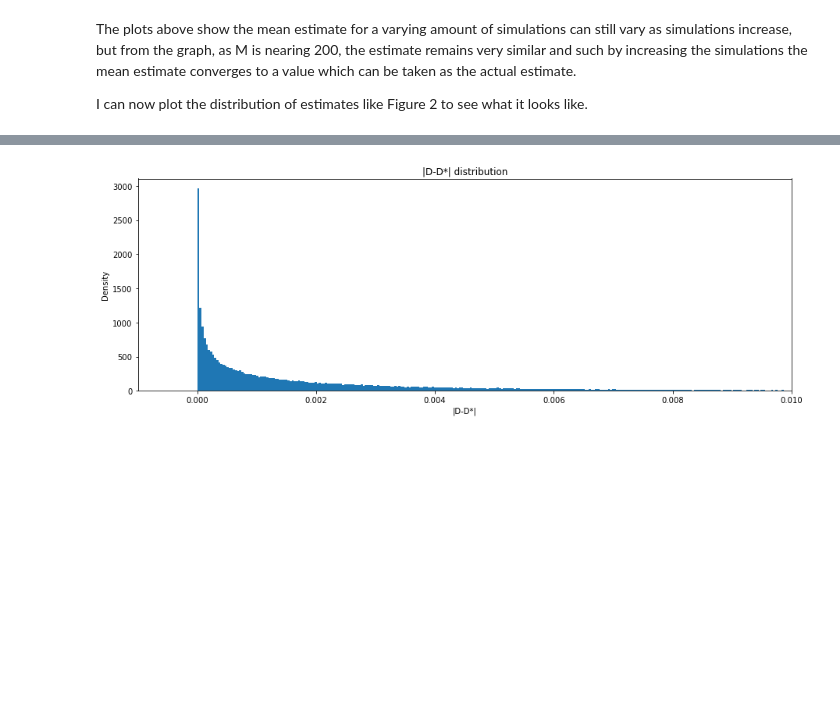
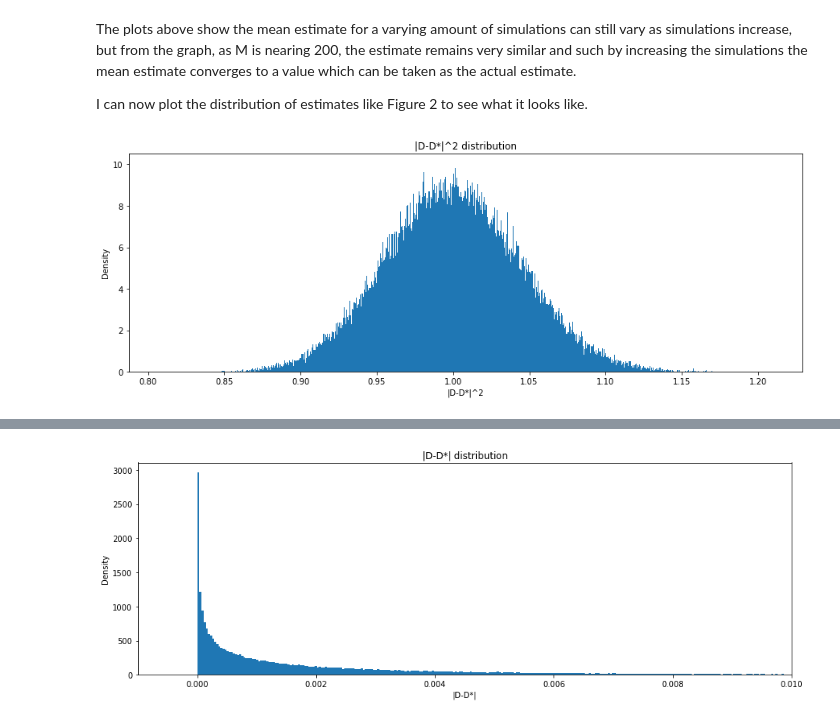
Before and after one commit to db14401/M4R, a Jupyter notebook: SDE_numerical_solution.ipynb, the cells around one changed output, grey strips where cells are left out. Cells and saved outputs as stored; diff of their text form; code cells hidden in the pictures; blank space fills up the shorter version.

```diff
--- a/SDE_numerical_solution.ipynb
+++ b/SDE_numerical_solution.ipynb
@@ -246,3 +305,28 @@ KeyboardInterrupt:
 The plots above show the mean estimate for a varying amount of simulations can still vary as simulations increase, but from the graph, as M is nearing 200, the estimate remains very similar and such by increasing the simulations the mean estimate converges to a value which can be taken as the actual estimate.
 
 I can now plot the distribution of estimates like Figure 2 to see what it looks like.
+# %%
+x_0 = 0.0
+k = 0.0
+T_lim = np.array([0, 10])
+N = 1000
+D = 1.0
+M = 100000
+D_prime = np.zeros(M)
+
+
+plt.figure(figsize=(15, 5))
+plt.title('|D-D*|^2 distribution')
+plt.xlabel('|D-D*|^2')
+plt.ylabel('Density')
+
+for i in range(M):
+
+    t, x = EulerMaruyamaMethod(x_0, k, T_lim, N, D)
+    D_prime[i] = EstimateVariance(x, T_lim, N)
+
+
+plt.hist(D_prime, bins=1000, density=True)
+plt.show()
+# %% [output]
+[figure, added]
```
Also changed, not shown: parts of 4 cells of this notebook.
